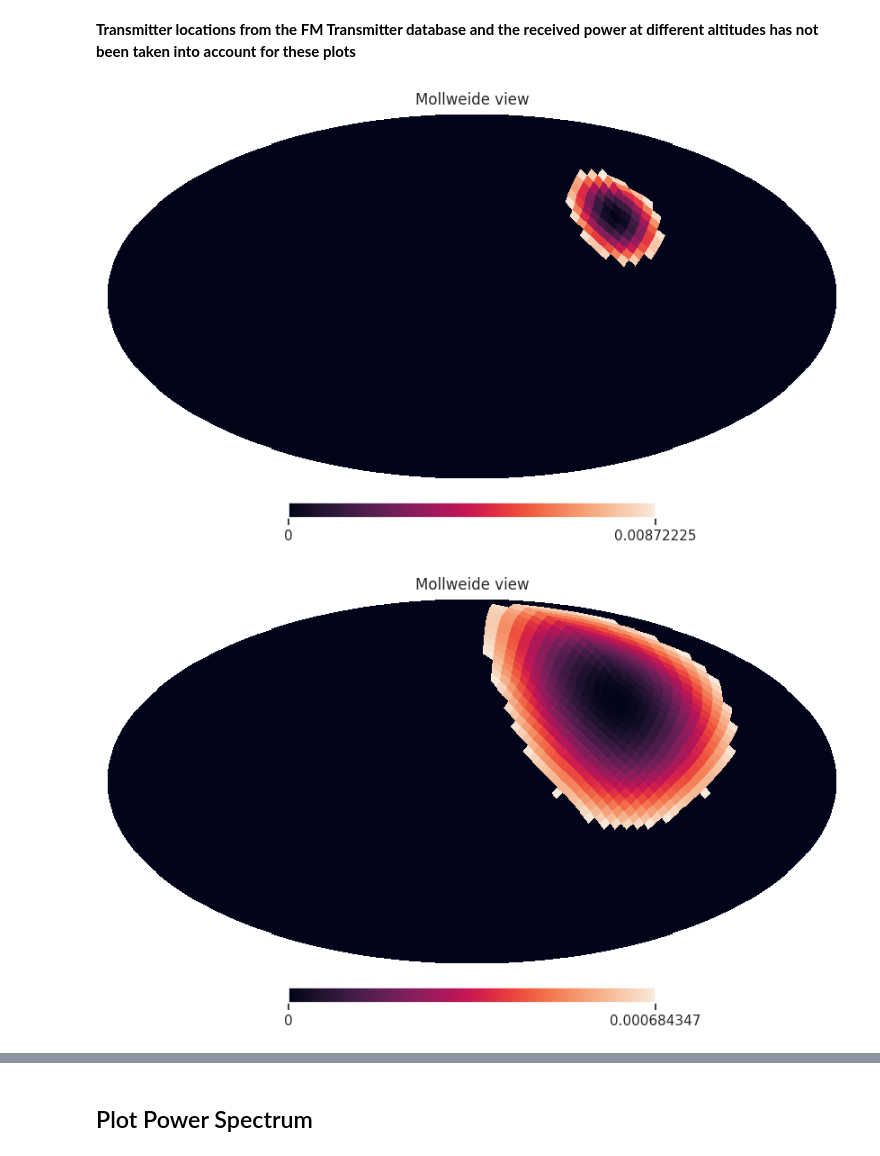
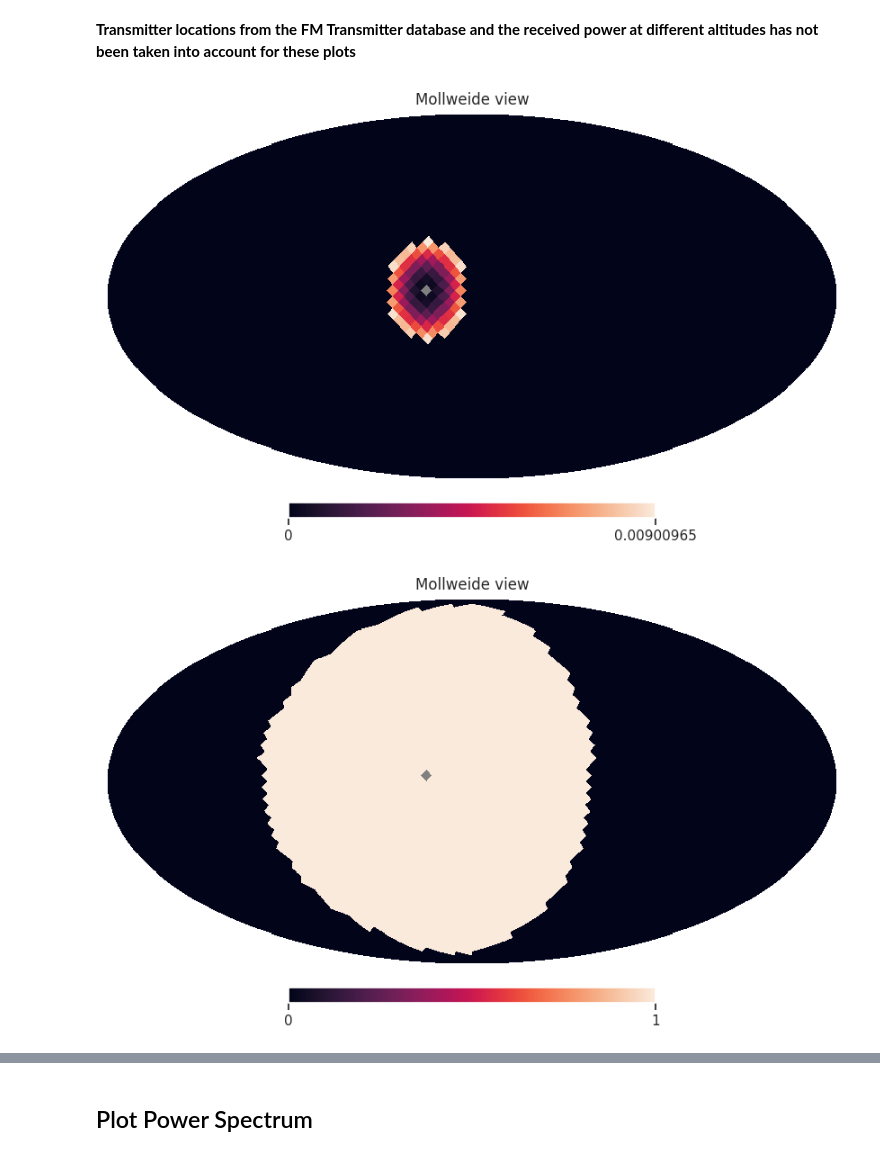
Before and after one commit to Bharatcs/rfi, a Jupyter notebook: Project/Clean version - Copy.ipynb, the cells around one changed output, grey strips where cells are left out. Cells and saved outputs as stored; diff of their text form; code cells hidden in the pictures.

Commit message:
sin beam

```diff
--- a/Project/Clean version - Copy.ipynb
+++ b/Project/Clean version - Copy.ipynb
@@ -108,26 +112,27 @@ found_common = store_FOV_indices.get_common_Tx(pixel_indices, pix_common, Rad_of
 # %% [markdown]
 <b> Transmitter locations from the FM Transmitter database and the received power at different altitudes has not been taken into account for these plots <b>
 # %%
-xx4=disc[686][0]  # For Hanle at an altitude of 400 km
+i=1500
+xx4=disc[i][0]  # For Hanle at an altitude of 400 km
 xx5=disc[686][1]
-xx6=disc[686][2]
+xx6=disc[i][2]
 
-y4=satellite_properties.get_beam_pattern("cos square", elev_angle[0,686,xx4])
+y4=satellite_properties.get_beam_pattern("cos square", elev_angle[0,i,xx4])
 y5=satellite_properties.get_beam_pattern("cos square", elev_angle[1,686,xx5])
-y6=satellite_properties.get_beam_pattern("cos square", elev_angle[2,686,xx6])
+y6=satellite_properties.get_beam_pattern("sin square", elev_angle[2,i,xx6])
 
 data4= np.zeros(hp.nside2npix(nside))
 data5= np.zeros(hp.nside2npix(nside))
 data6= np.zeros(hp.nside2npix(nside))
 
 data4[xx4]=y4
 data5[xx5]=y5
 
 data6[xx6]=y6
 
 hp.mollview(data4,flip='geo')
-hp.mollview(data5,flip='geo')
+# hp.mollview(data5,flip='geo')
 hp.mollview(data6,flip='geo')
 # %% [output]
-[figure, old version]
+[figure, new version]
-[figure, old version]
+[figure, new version]
```
Also changed, not shown: parts of 14 cells of this notebook, 4 other files.
